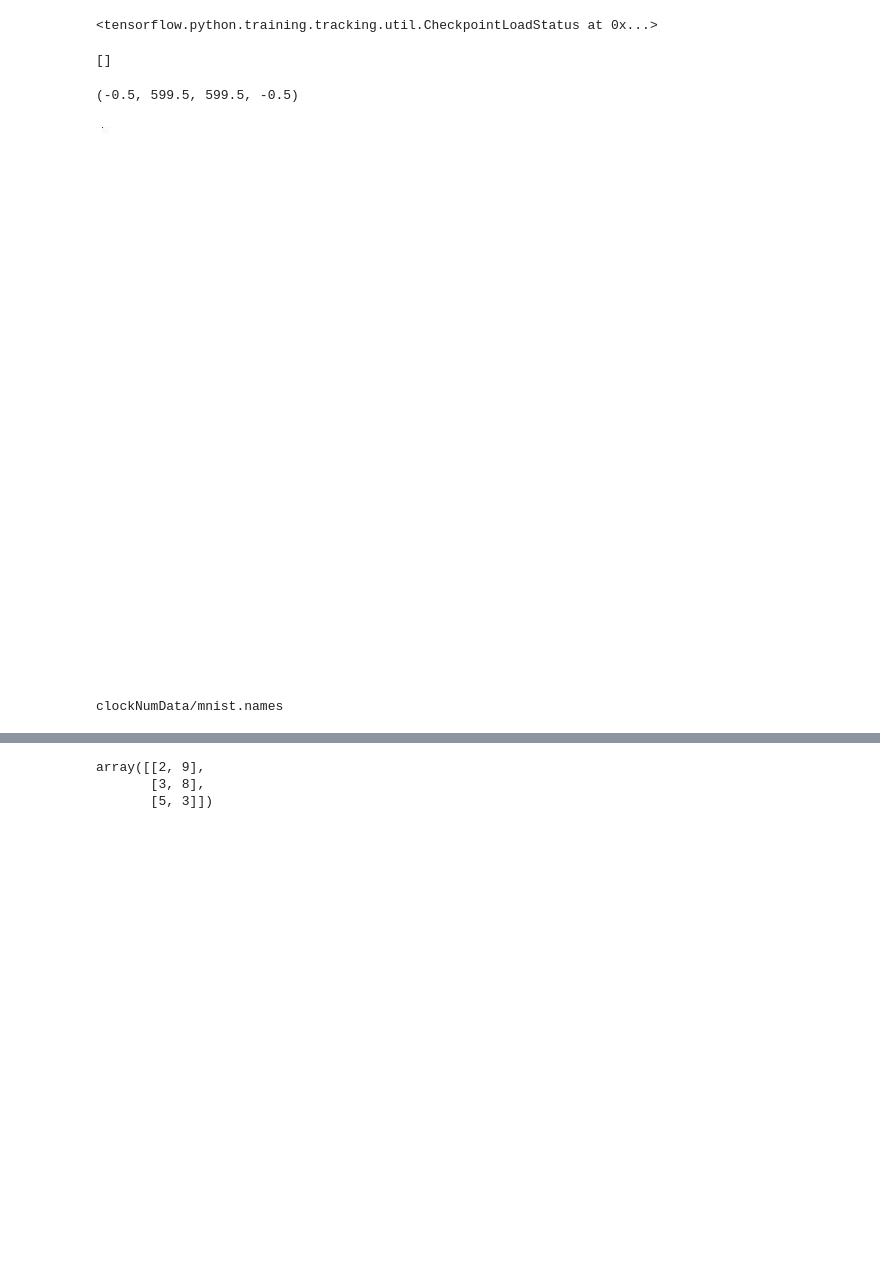
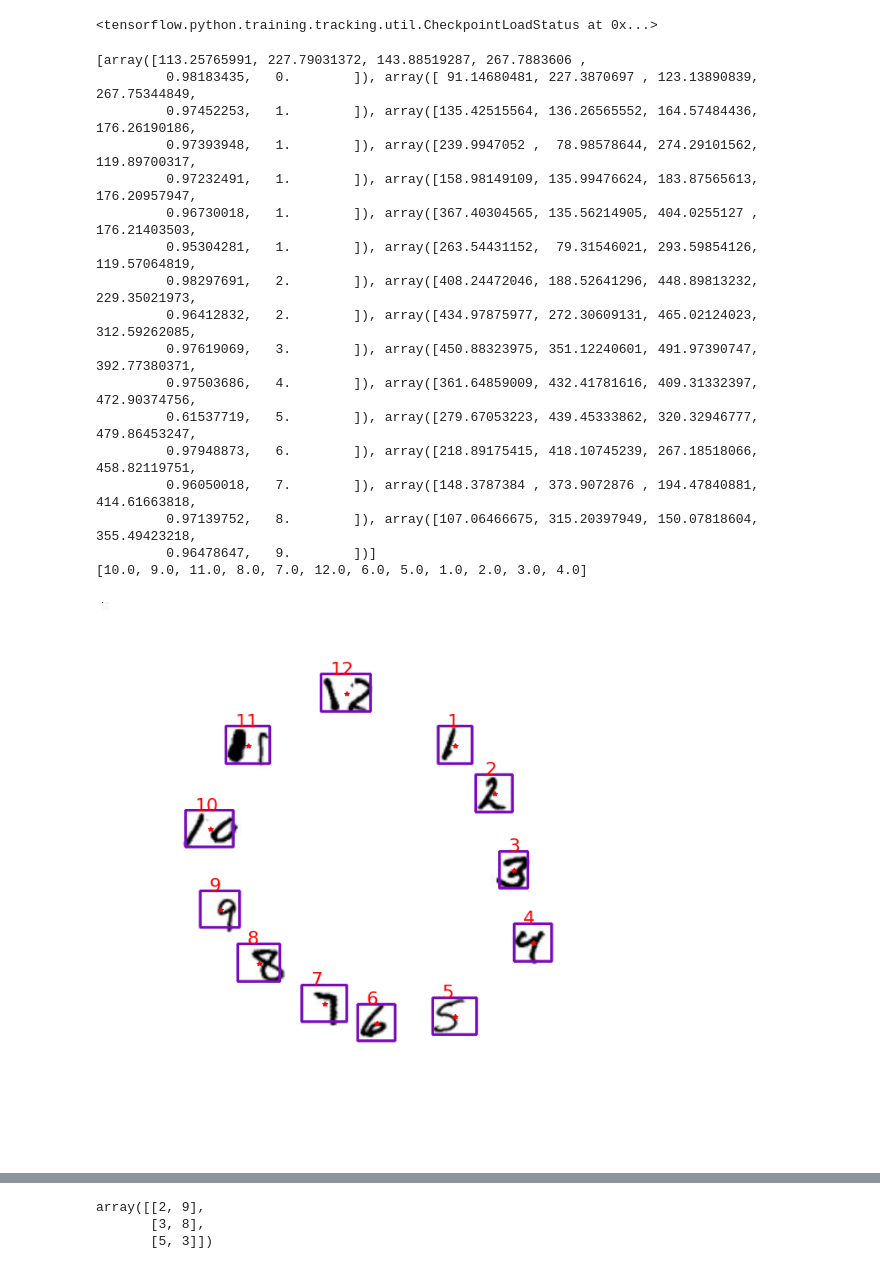
Before and after one commit to CollinHU/yolo4_written_num, a Jupyter notebook: detect.ipynb, the cells around one changed output, grey strips where cells are left out. Cells and saved outputs as stored; diff of their text form; code cells hidden in the pictures; blank space fills up the shorter version.

```diff
--- a/detect.ipynb
+++ b/detect.ipynb
@@ -17,7 +17,7 @@ ANCHORS         = (np.array(YOLO_ANCHORS).T/STRIDES).T
 
 def detect_image(Yolo, image_path, output_path, input_size=416, show=False,
                 CLASSES=YOLO_COCO_CLASSES,
-                score_threshold=0.25, iou_threshold=0.25,
+                score_threshold=0.25, iou_threshold=0.35,
                 rectangle_colors=''):
     original_image      = cv2.imread(image_path)
     original_image      = cv2.cvtColor(original_image, cv2.COLOR_BGR2RGB)
@@ -42,8 +42,10 @@ def detect_image(Yolo, image_path, output_path, input_size=416, show=False,
     bboxes = postprocess_boxes(pred_bbox, original_image, input_size, score_threshold)
     #print(len(bboxes))
     bboxes = nms(bboxes, iou_threshold, method='nms')
-    #print(bboxes)
     print(bboxes)
+    """print(bboxes)
+    bboxes = np.array(bboxes)
+    bboxes = bboxes[bboxes[:, 5]== 1]"""
     bboxes = merge_bboxes(bboxes)
 
     image = draw_bbox(original_image, bboxes, CLASSES=CLASSES,show_label=True,
@@ -315,14 +317,14 @@ yolo.load_weights(f"./checkpoints/clock/yolov4") # use keras weights
 from predictionLib.predictionLib import mergeDigits
 import matplotlib.pyplot as plt
 # %%
-
-ID = 133
+ID = 1
 label_txt = "clockNumData/test.txt"
 image_info = open(label_txt).readlines()[ID].split()
 image_path = image_info[0]
 
 image_path = f'./clockNumData/test/{ID}_clockDigit.jpg';
-image_path = './clockNumData/78_clockDigit.jpg';
+image_path = '../Clock-Drawing-Test/DATA/1600/567_clockDigit.jpg';
+#image_path = f'./clockNumData/1388_clockDigit.jpg';
 img, bboxes = detect_image(yolo, image_path, "txt.jpg", input_size=224, show=False,
                 CLASSES=TRAIN_CLASSES, rectangle_colors=(125,0,0));
 
@@ -332,41 +334,53 @@ for rect in bboxes:
     predNums.append(rect[5])
     rects.append([rect[0], rect[1], rect[2] - rect[0], rect[3] - rect[1]])
 
 acceptedRects, mergedPrediction = mergeDigits(rects, predNums)
 overlapMatrix = mergeRects(acceptedRects)
 idxArr = np.where(overlapMatrix > 0.8)[0]
 #s = np.array([9,2,3,4, 10])
 idxArr[::-1].sort()
 for idx in idxArr:
     mergedPrediction.pop(idx)
     acceptedRects.pop(idx)
 
 image= cv2.imread(image_path)
 plt.figure(figsize=(12,12))
 for rect, digitPre in zip(acceptedRects, mergedPrediction):
         x = rect[0] + rect[2] / 2
         y = rect[1] + rect[3] / 2
         cv2.rectangle(image, (int(rect[0]), int(rect[1])), (int(rect[0] + rect[2]),
                             int(rect[1] + rect[3])),  color= (121, 11, 189),
                             thickness=2)
         #print(x, y)
         plt.plot(x, y, '*', color='red')
         point = (int(rect[0] + 10), int(rect[1]))
         #print(x, y)
         plt.plot(x, y, '*', color='red')
         plt.annotate(str(int(digitPre)),
          xy=point, fontsize = 22, color = 'red')
 plt.imshow(image, cmap="gray")
 #plt.imshow(img)
-plt.axis('off')
+plt.axis('off');
+print(mergedPrediction)
 # %% [output]
-[]
+[array([113.25765991, 227.79031372, 143.88519287, 267.7883606 ,
+         0.98183435,   0.        ]), array([ 91.14680481, 227.3870697 , 123.13890839, 267.75344849,
+         0.97452253,   1.        ]), array([135.42515564, 136.26565552, 164.57484436, 176.26190186,
+         0.97393948,   1.        ]), array([239.9947052 ,  78.98578644, 274.29101562, 119.89700317,
+         0.97232491,   1.        ]), array([158.98149109, 135.99476624, 183.87565613, 176.20957947,
+         0.96730018,   1.        ]), array([367.40304565, 135.56214905, 404.0255127 , 176.21403503,
+         0.95304281,   1.        ]), array([263.54431152,  79.31546021, 293.59854126, 119.57064819,
+         0.98297691,   2.        ]), array([408.24472046, 188.52641296, 448.89813232, 229.35021973,
+         0.96412832,   2.        ]), array([434.97875977, 272.30609131, 465.02124023, 312.59262085,
+         0.97619069,   3.        ]), array([450.88323975, 351.12240601, 491.97390747, 392.77380371,
+         0.97503686,   4.        ]), array([361.64859009, 432.41781616, 409.31332397, 472.90374756,
+         0.61537719,   5.        ]), array([279.67053223, 439.45333862, 320.32946777, 479.86453247,
+         0.97948873,   6.        ]), array([218.89175415, 418.10745239, 267.18518066, 458.82119751,
+         0.96050018,   7.        ]), array([148.3787384 , 373.9072876 , 194.47840881, 414.61663818,
+         0.97139752,   8.        ]), array([107.06466675, 315.20397949, 150.07818604, 355.49423218,
+         0.96478647,   9.        ])]
+[10.0, 9.0, 11.0, 8.0, 7.0, 12.0, 6.0, 5.0, 1.0, 2.0, 3.0, 4.0]
-(-0.5, 599.5, 599.5, -0.5)
-[figure, old version]
+[figure, new version]
-# %%
-print(TRAIN_CLASSES)
-# %% [output]
-clockNumData/mnist.names
 # %%
 plt.figure(figsize=(10,10))
 plt.imshow(img)
```
Also changed, not shown: parts of 4 cells of this notebook, 7 other files.
